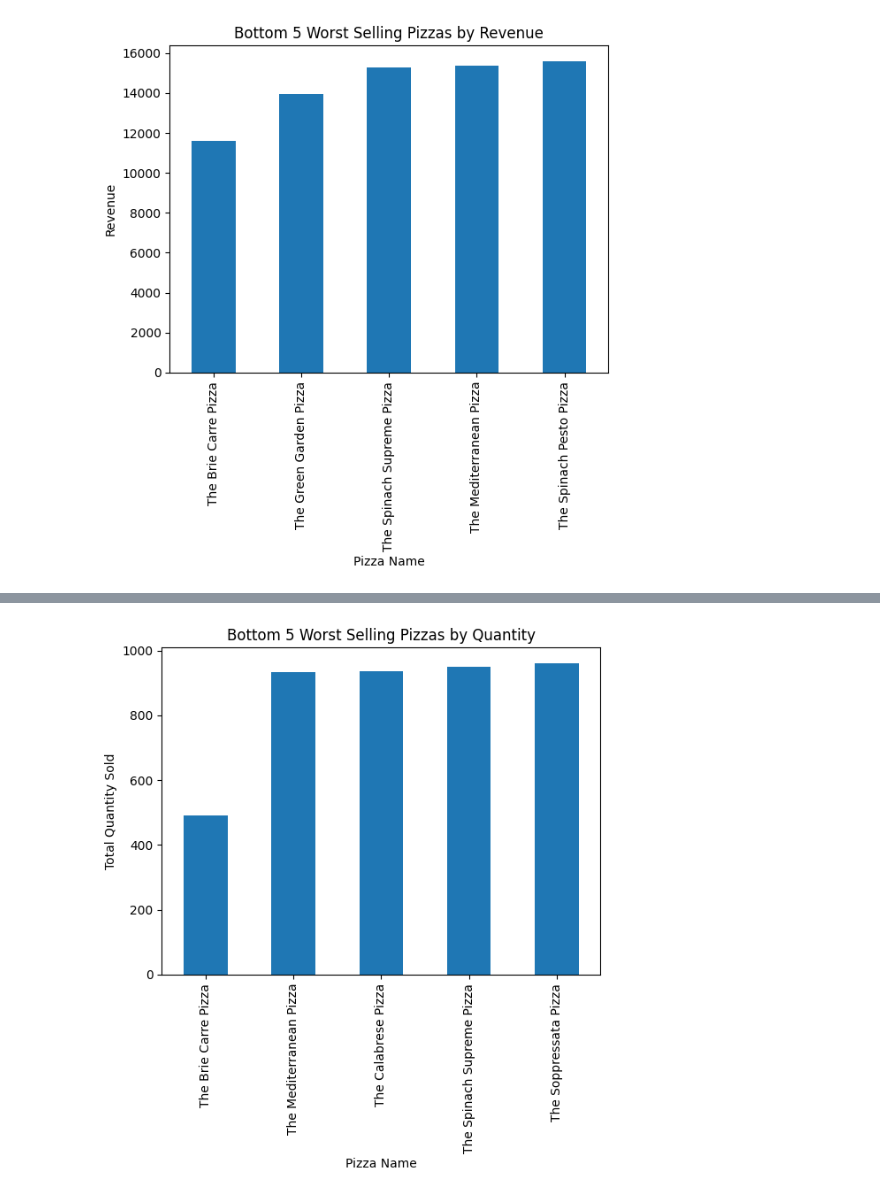
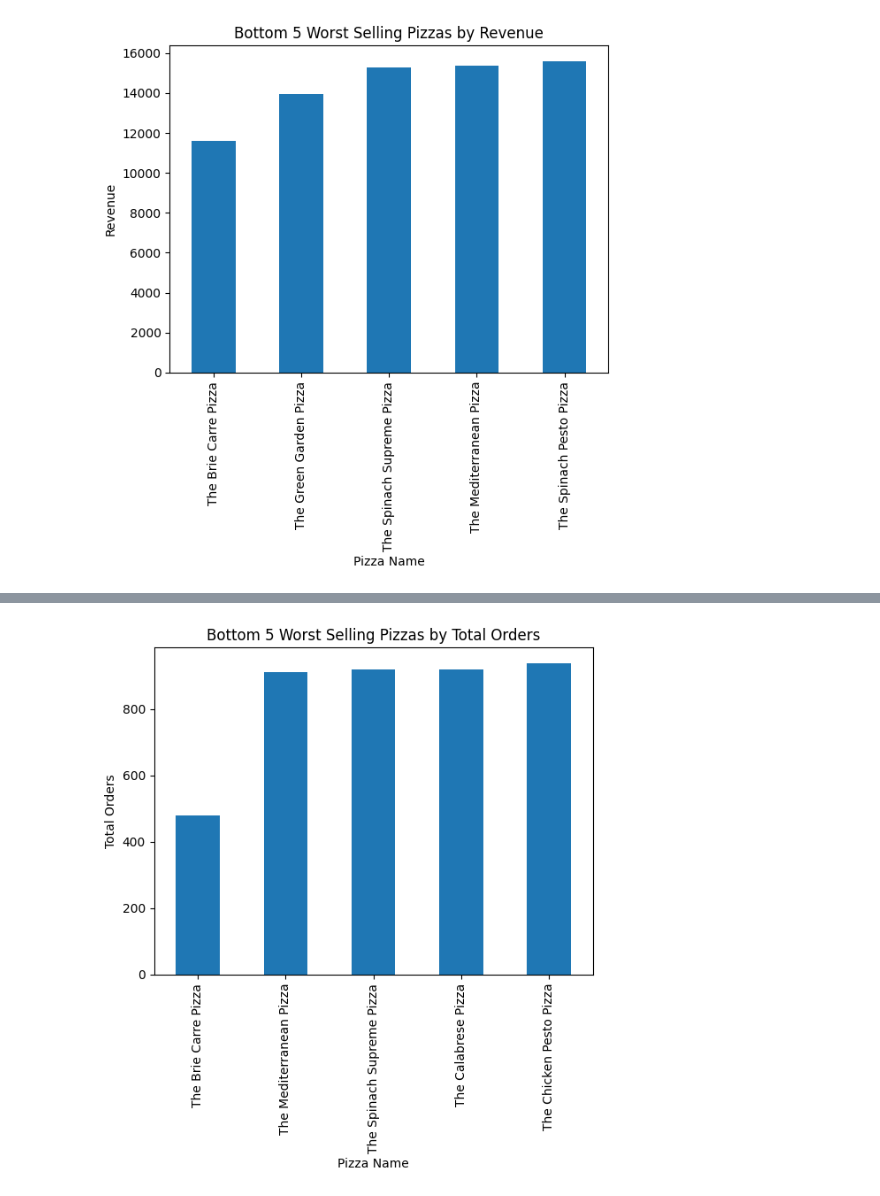
Before and after one commit to Keertiraj2004/pizza-sales-data-analysis, a Jupyter notebook: notebook/pizza_analysis.ipynb, the cells around one changed output, grey strips where cells are left out. Saved outputs shown, nothing was run; the diff lists cells and outputs as text; code cells hidden in the pictures.

```diff
--- a/notebook/pizza_analysis.ipynb
+++ b/notebook/pizza_analysis.ipynb
@@ -278,11 +289,11 @@ plt.show()
 # %%
-# Bottom 5 Worst Sellers by Quantity
-bottom5_quantity = df.groupby('pizza_name')['quantity'].sum()
-bottom5_quantity = bottom5_quantity.sort_values().head(5)
-bottom5_quantity.plot(kind='bar')
-plt.title("Bottom 5 Worst Selling Pizzas by Quantity")
+# Bottom 5 Worst Sellers by Total Orders
+bottom5_orders = df.groupby('pizza_name')['order_id'].nunique()
+bottom5_orders = bottom5_orders.sort_values().head(5)
+bottom5_orders.plot(kind='bar')
+plt.title("Bottom 5 Worst Selling Pizzas by Total Orders")
 plt.xlabel("Pizza Name")
-plt.ylabel("Total Quantity Sold")
+plt.ylabel("Total Orders")
 plt.show()
 # %% [output]
-[figure, old version]
+[figure, new version]
```
Also changed, not shown: parts of 2 cells of this notebook, 1 other file.
